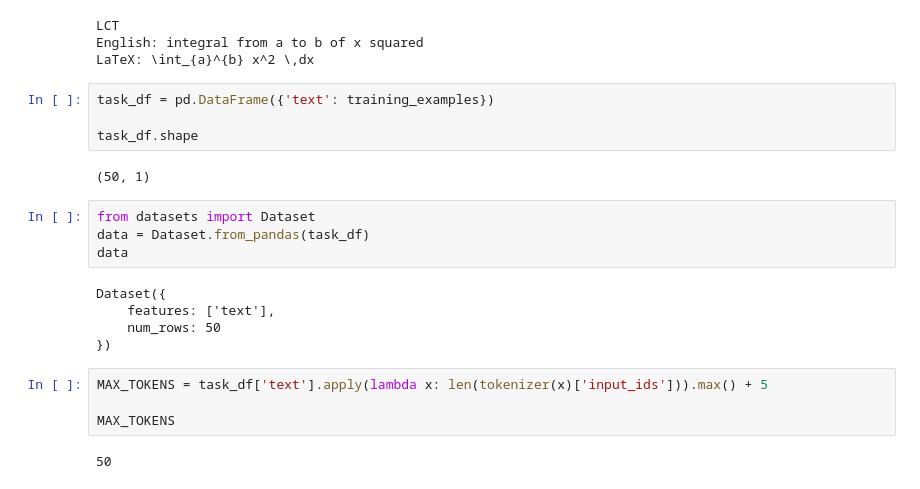
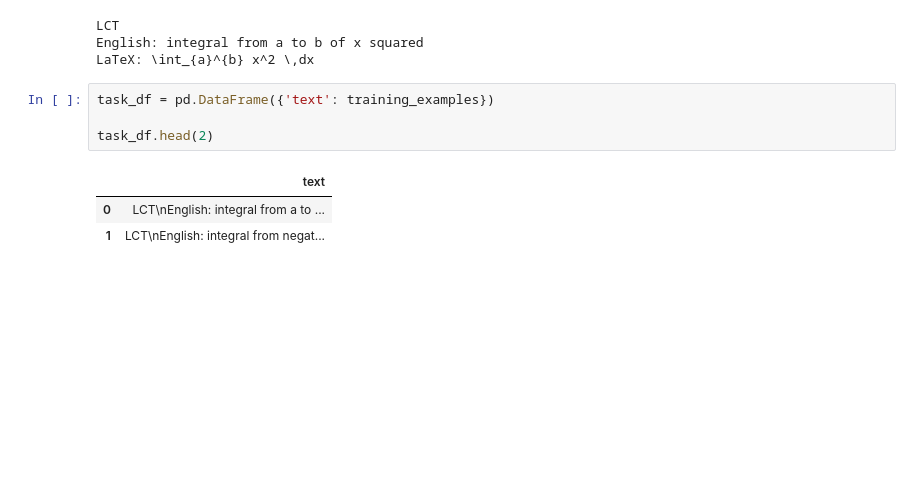
Before and after one commit to sinanuozdemir/oreilly-hands-on-transformers, a Jupyter notebook: notebooks/latex_gpt2.ipynb, the cells around one changed output. Cells and saved outputs as stored; diff of their text form; blank space fills up the shorter version.

```diff
--- a/notebooks/latex_gpt2.ipynb
+++ b/notebooks/latex_gpt2.ipynb
@@ -47,21 +55,8 @@ LaTeX: \int_{a}^{b} x^2 \,dx
 # %%
 task_df = pd.DataFrame({'text': training_examples})
 
-task_df.shape
+task_df.head(2)
 # %% [output]
-(50, 1)
+|  | text |
+| 0 | LCT\nEnglish: integral from a to ... |
+| 1 | LCT\nEnglish: integral from negat... |
-# %%
-from datasets import Dataset
-data = Dataset.from_pandas(task_df)
-data
-# %% [output]
-Dataset({
-    features: ['text'],
-    num_rows: 50
-})
-# %%
-MAX_TOKENS = task_df['text'].apply(lambda x: len(tokenizer(x)['input_ids'])).max() + 5
-
-MAX_TOKENS
-# %% [output]
-50
```
Also changed, not shown: parts of 39 cells of this notebook, 10 other files.
